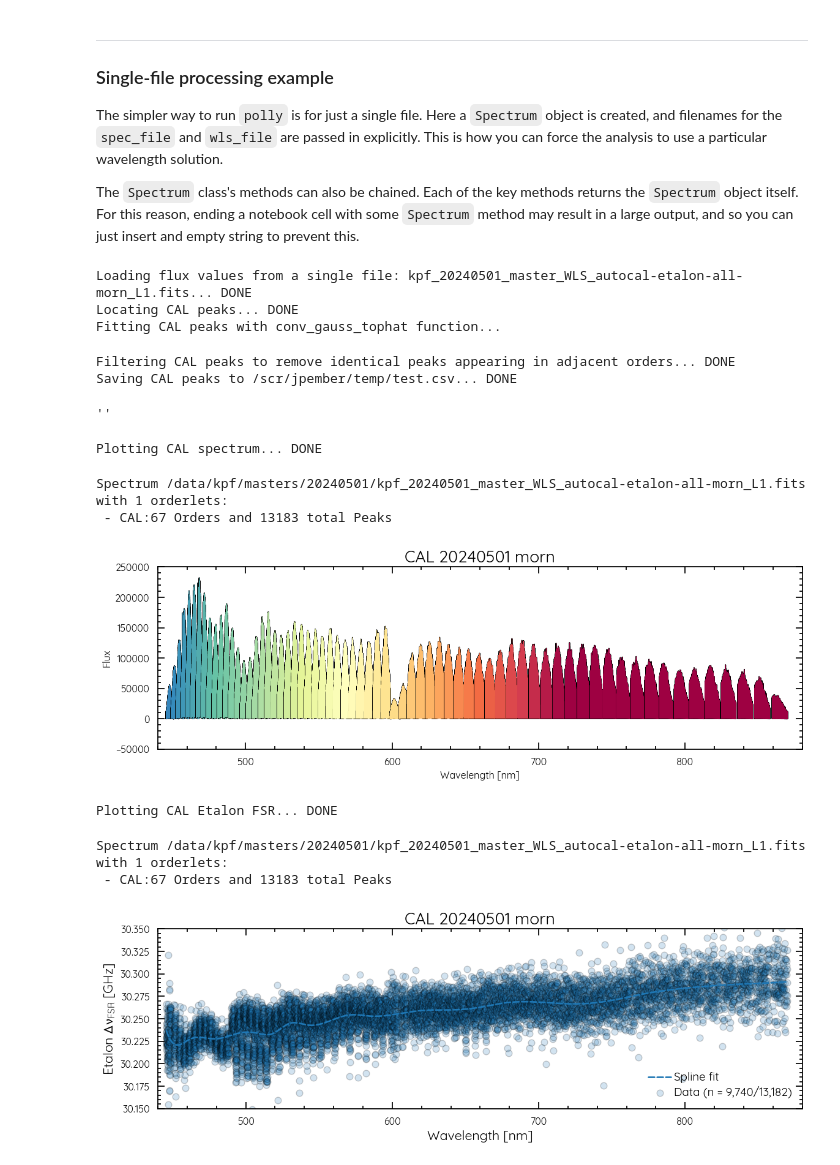
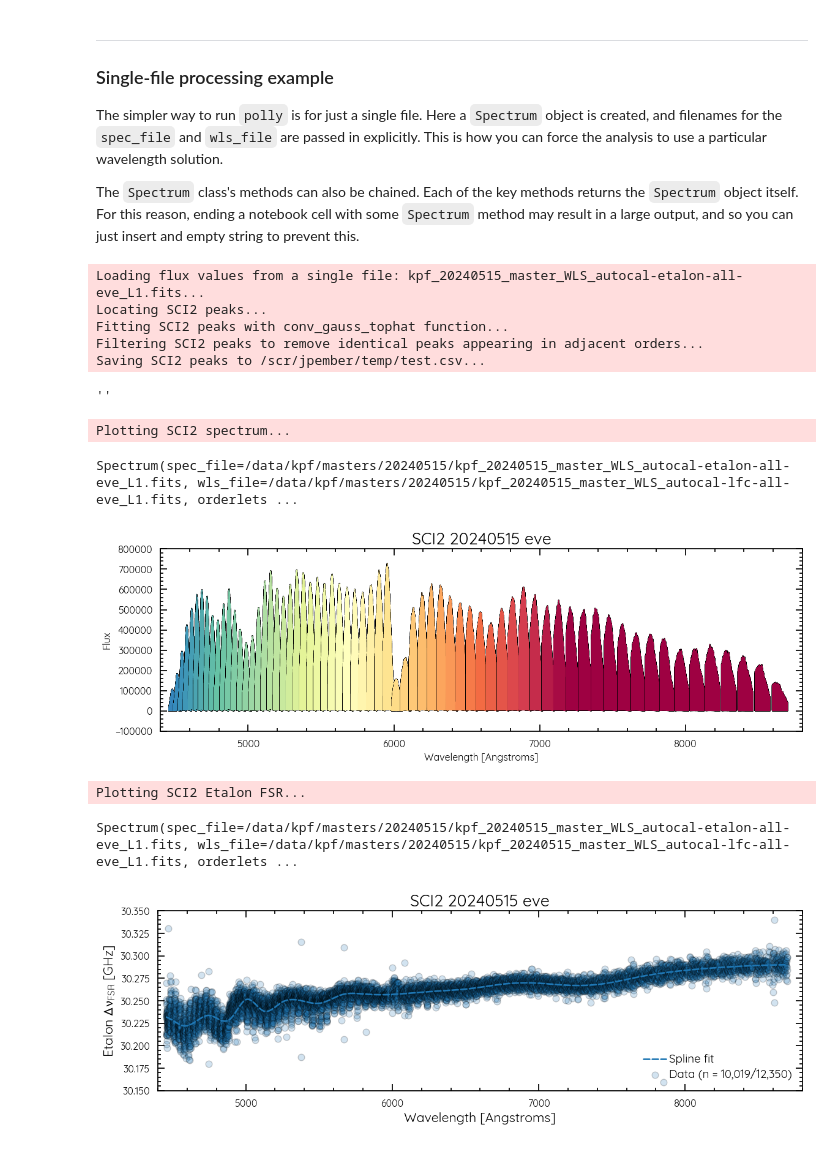
Before and after one commit to pemberj/polly-kpf, a Jupyter notebook: example_notebook.ipynb, the cells around one changed output. Drawn from its saved outputs; the diff is of its cells as text; code cells hidden in the pictures.

```diff
--- a/example_notebook.ipynb
+++ b/example_notebook.ipynb
@@ -163,9 +145,9 @@ The `Spectrum` class's methods can also be chained. Each of the key methods retu
 # %%
 # Load a particular master etalon file, and explicitly the corresponding WLS file
 
-DATE = "20240501"
-TIMEOFDAY = "morn"
-ORDERLET = "CAL"
+DATE = "20240515"
+TIMEOFDAY = "eve"
+ORDERLET = "SCI2"
 
 example_spec_file = f"/data/kpf/masters/{DATE}/kpf_{DATE}_master_WLS_autocal-etalon-all-{TIMEOFDAY}_L1.fits"
 example_wls_file  = f"/data/kpf/masters/{DATE}/kpf_{DATE}_master_WLS_autocal-lfc-all-{TIMEOFDAY}_L1.fits"
@@ -174,24 +156,22 @@ s = Spectrum(spec_file=example_spec_file, wls_file=example_wls_file, orderlets_t
 s.locate_peaks().fit_peaks().filter_peaks().save_peak_locations(filename=f"{OUTDIR}/test.csv", orderlet=ORDERLET)
 ""
 # %% [output]
-Loading flux values from a single file: kpf_20240501_master_WLS_autocal-etalon-all-morn_L1.fits... DONE
-Locating CAL peaks... DONE
-Fitting CAL peaks with conv_gauss_tophat function...
+Loading flux values from a single file: kpf_20240515_master_WLS_autocal-etalon-all-eve_L1.fits...
+Locating SCI2 peaks...
+Fitting SCI2 peaks with conv_gauss_tophat function...
+Filtering SCI2 peaks to remove identical peaks appearing in adjacent orders...
+Saving SCI2 peaks to /scr/jpember/temp/test.csv...
-Filtering CAL peaks to remove identical peaks appearing in adjacent orders... DONE
-Saving CAL peaks to /scr/jpember/temp/test.csv... DONE
+''
-''
 # %%
-s.plot_spectrum(orderlet="CAL", plot_peaks=False)
+s.plot_spectrum(orderlet="SCI2", plot_peaks=False)
 # %% [output]
-Plotting CAL spectrum... DONE
+Plotting SCI2 spectrum...
-Spectrum /data/kpf/masters/20240501/kpf_20240501_master_WLS_autocal-etalon-all-morn_L1.fits with 1 orderlets:
- - CAL:67 Orders and 13183 total Peaks
+Spectrum(spec_file=/data/kpf/masters/20240515/kpf_20240515_master_WLS_autocal-etalon-all-eve_L1.fits, wls_file=/data/kpf/masters/20240515/kpf_20240515_master_WLS_autocal-lfc-all-eve_L1.fits, orderlets ...
-[figure, old version]
+[figure, new version]
 # %%
-s.plot_FSR(orderlet="CAL")
+s.plot_FSR(orderlet="SCI2")
 # %% [output]
-Plotting CAL Etalon FSR... DONE
+Plotting SCI2 Etalon FSR...
-Spectrum /data/kpf/masters/20240501/kpf_20240501_master_WLS_autocal-etalon-all-morn_L1.fits with 1 orderlets:
- - CAL:67 Orders and 13183 total Peaks
+Spectrum(spec_file=/data/kpf/masters/20240515/kpf_20240515_master_WLS_autocal-etalon-all-eve_L1.fits, wls_file=/data/kpf/masters/20240515/kpf_20240515_master_WLS_autocal-lfc-all-eve_L1.fits, orderlets ...
-[figure, old version]
+[figure, new version]
 # %%
```
Also changed, not shown: parts of 6 cells of this notebook, 3 other files.
